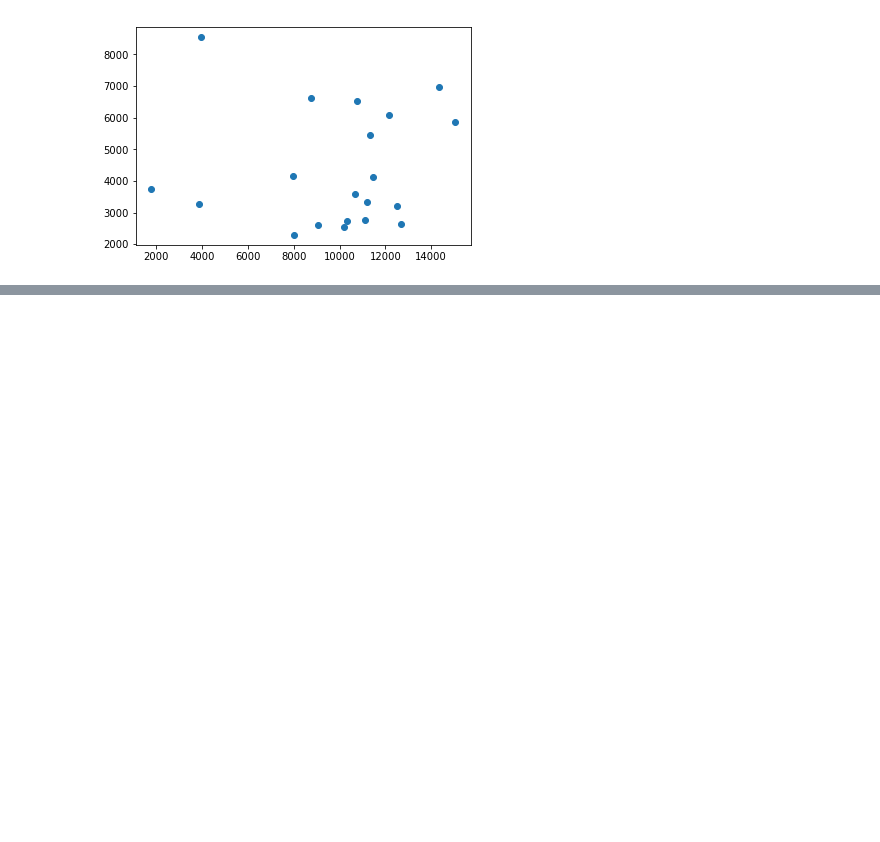
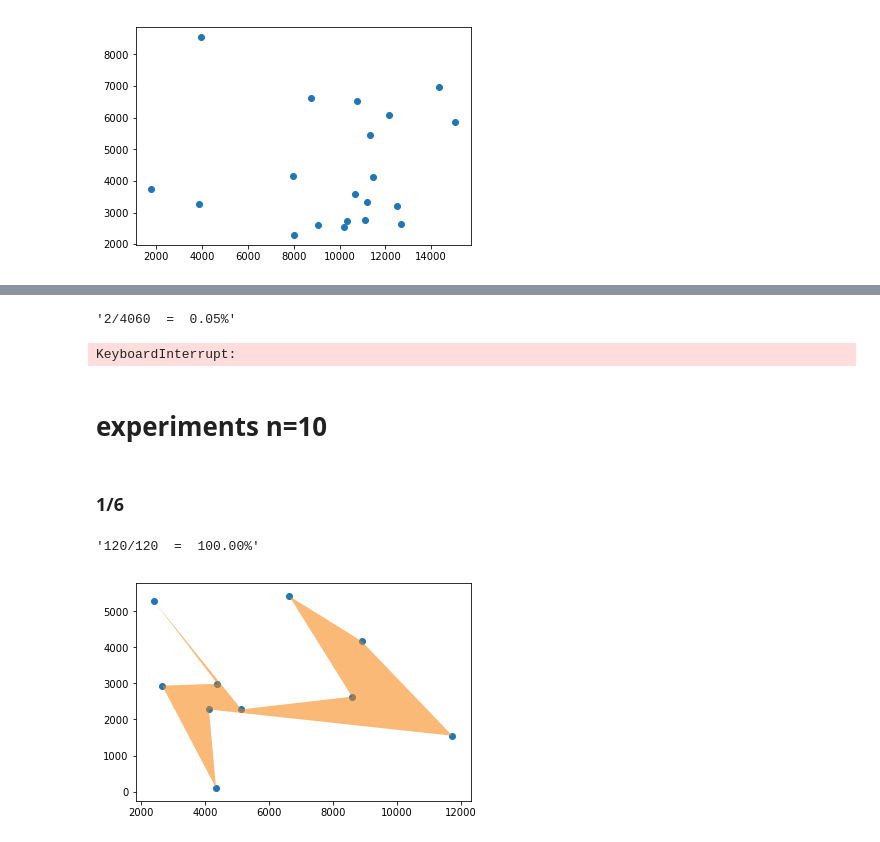
Before and after one commit to mhudnell/geo_optimization_challenge, a Jupyter notebook: geometric_optimization_challenge.ipynb, the cells around one changed output, grey strips where cells are left out. Drawn from its saved outputs; the diff is of its cells as text; code cells hidden in the pictures; blank space fills up the shorter version.

```diff
--- a/geometric_optimization_challenge.ipynb
+++ b/geometric_optimization_challenge.ipynb
@@ -197,0 +236,36 @@ print(len(p), area(p[:-1]), p)
+# %%
+p = build_triangulation(uniform_0000030_1, show_best_polys=True)
+
+# show progress + adding smallest tris + estimate bounds + prune redundant polys
+# %% [output]
+'2/4060  =  0.05%'
+KeyboardInterrupt:
+# %% [markdown]
+# experiments n=10
+# %%
+euro_night_0000010 = np.loadtxt('challenge_instances/data/images/euro-night-0000010.instance')
+london_0000010 = np.loadtxt('challenge_instances/data/images/london-0000010.instance')
+stars_0000010 = np.loadtxt('challenge_instances/data/images/stars-0000010.instance')
+us_night_0000010 = np.loadtxt('challenge_instances/data/images/us-night-0000010.instance')
+
+
+uniform_0000010_1 = np.loadtxt('challenge_instances/data/uniform/uniform-0000010-1.instance')
+uniform_0000010_2 = np.loadtxt('challenge_instances/data/uniform/uniform-0000010-2.instance')
+# %% [markdown]
+### 1/6
+# %%
+p = build_triangulation(euro_night_0000010)
+
+# 1 min ..
+# 4 mins 38.45 secs
+
+# only adding smallest possible tris
+# done (-10, '9,954,272.0', [0, 4, 1, 3, 2, 9, 8, 6, 7, 5])
+# time elapsed: 0 mins 26.37 secs
+
+# show progress + adding smallest tris + estimate bounds + prune redundant polys
+# done (-10, '9,954,272.0', [0, 4, 1, 3, 2, 9, 8, 6, 7, 5])
+# time elapsed: 0 mins 0.82 secs
+# %% [output]
+'120/120  =  100.00%'
+[figure, added]
```
Also changed, not shown: parts of 27 cells of this notebook.
